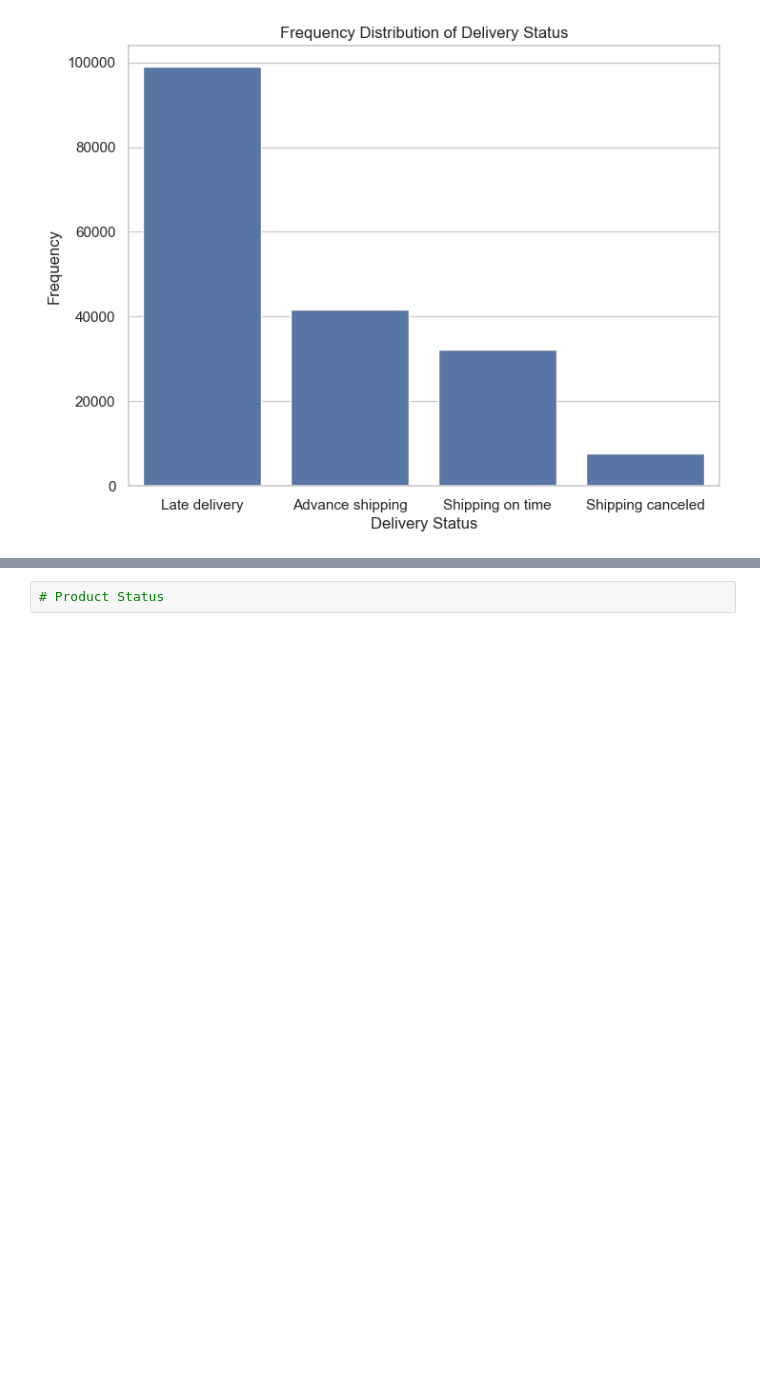
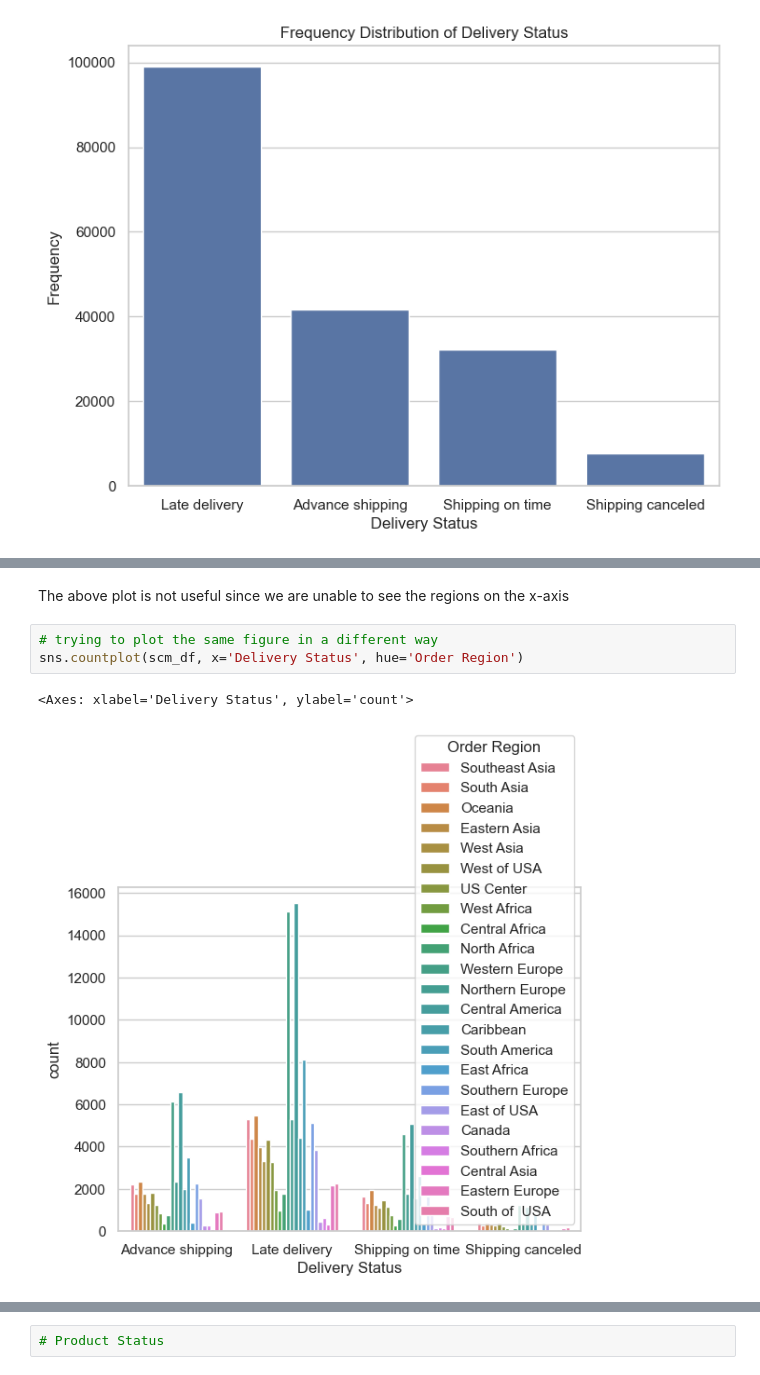
Before and after one commit to rkaushick-neu/info6105-data_science, a Jupyter notebook: MidTermProject/RishLK_MidTermProject.ipynb, the cells around one changed output, grey strips where cells are left out. Cells and saved outputs as stored; diff of their text form; blank space fills up the shorter version.

```diff
--- a/MidTermProject/RishLK_MidTermProject.ipynb
+++ b/MidTermProject/RishLK_MidTermProject.ipynb
@@ -133,0 +204,8 @@ Text(0.5, 1.0, 'Frequency Distribution of Delivery Status')
+# %% [markdown]
+The above plot is not useful since we are unable to see the regions on the x-axis
+# %%
+# trying to plot the same figure in a different way
+sns.countplot(scm_df, x='Delivery Status', hue='Order Region')
+# %% [output]
+<Axes: xlabel='Delivery Status', ylabel='count'>
+[figure, added]
```
Also changed, not shown: parts of 15 cells of this notebook.
